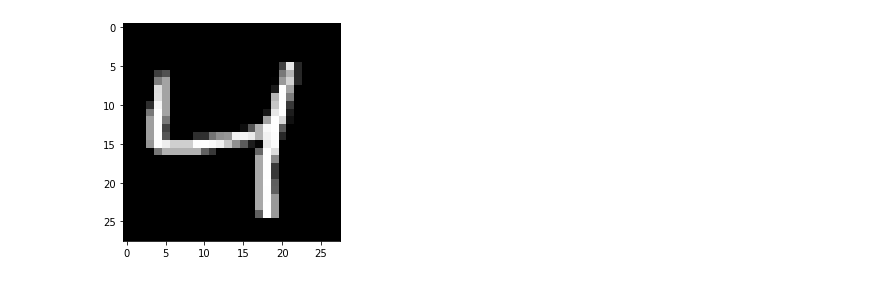
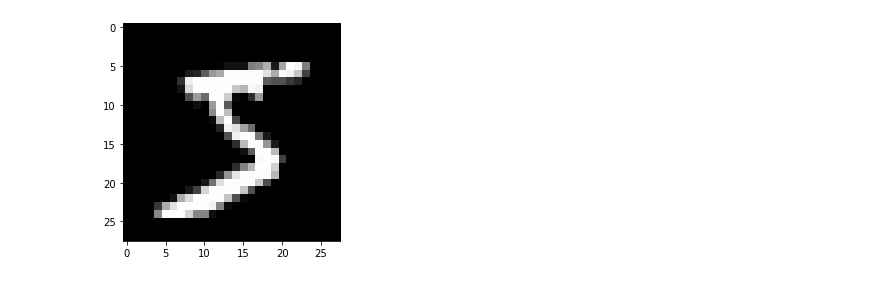
Before and after one commit to milantokic/object_detection, a Jupyter notebook: MNIST Object detection dataset.ipynb, the cells around one changed output. Cells and saved outputs as stored; diff of their text form; code cells hidden in the pictures.

```diff
--- a/MNIST Object detection dataset.ipynb
+++ b/MNIST Object detection dataset.ipynb
@@ -5,12 +5,13 @@ import numpy as np
 from matplotlib.patches import Rectangle
 # %%
 (x_train, y_train), (x_test, y_test) = tf.keras.datasets.mnist.load_data()
+x_train = x_train.reshape(x_train.shape[0], 28, 28, 1)
 # %%
-plt.imshow(x_train[2], cmap='gray')
+plt.imshow(x_train[0], cmap='gray')
 
 plt.show()
 # %% [output]
-[figure, old version]
+[figure, new version]
 # %%
 def digit_to_canvas(img):
     rnd_row = np.random.randint(0, 100)
```
Also changed, not shown: parts of 14 cells of this notebook.
